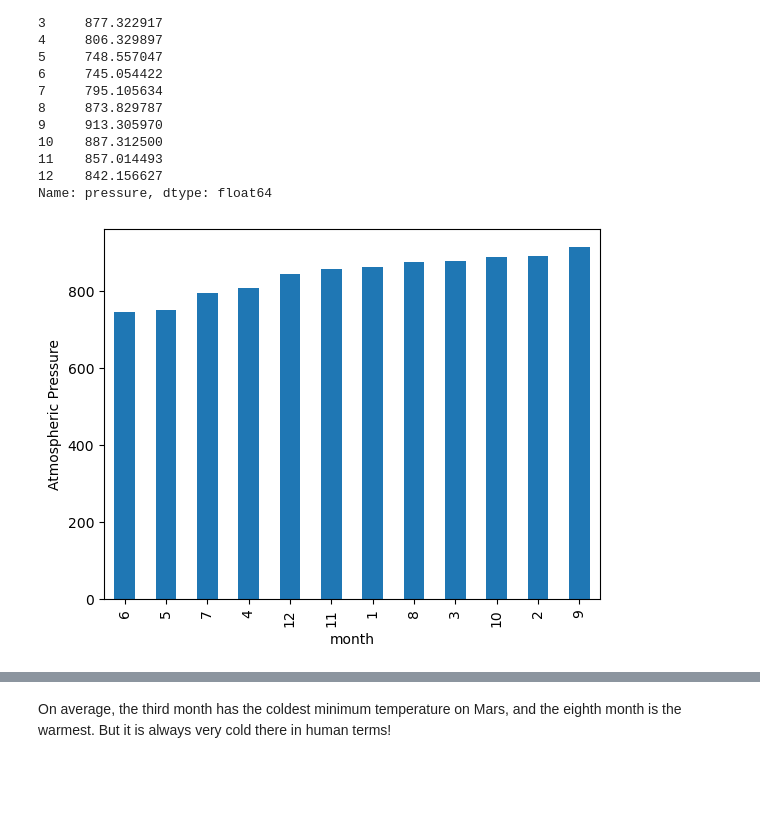
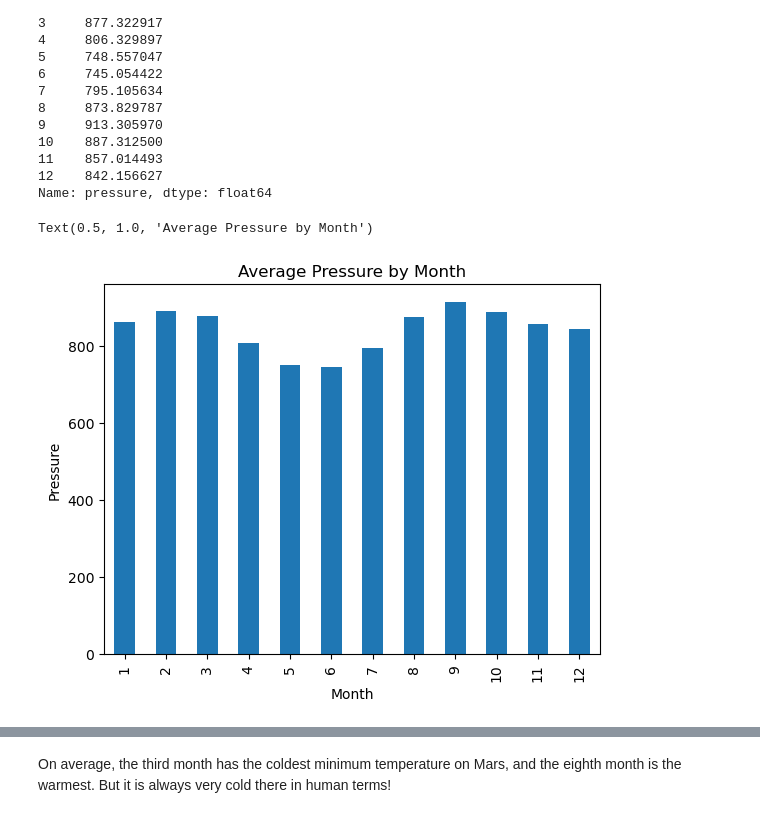
Before and after one commit to sienchoon/web_scraping, a Jupyter notebook: part_2_mars_weather.ipynb, the cells around one changed output, grey strips where cells are left out. Saved outputs shown, nothing was run; the diff lists cells and outputs as text; code cells hidden in the pictures; blank space fills up the shorter version.

```diff
--- a/part_2_mars_weather.ipynb
+++ b/part_2_mars_weather.ipynb
@@ -236,5 +233,7 @@ Name: min_temp, dtype: float64
 # %%
 # 4. Average pressure by Martian month
+avg_pressure = mars_data_df.groupby('month')['pressure'].mean()
+avg_pressure
 # %% [output]
 month
 1     862.488506
@@ -252,5 +251,10 @@ month
 Name: pressure, dtype: float64
 # %%
 # Plot the average pressure by month
+plot3 = avg_pressure.plot.bar()
+plt.xlabel("Month")
+plt.ylabel("Pressure")
+plt.title("Average Pressure by Month")
 # %% [output]
+Text(0.5, 1.0, 'Average Pressure by Month')
-[figure, old version]
+[figure, new version]
```
Also changed, not shown: parts of 8 cells of this notebook, 1 other file.
